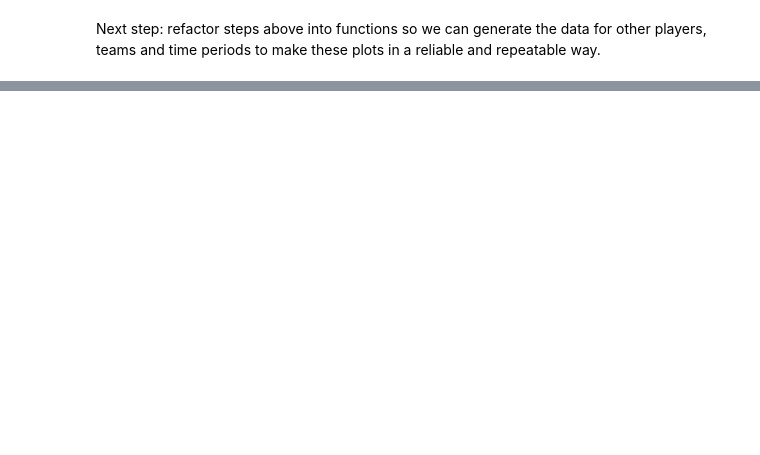
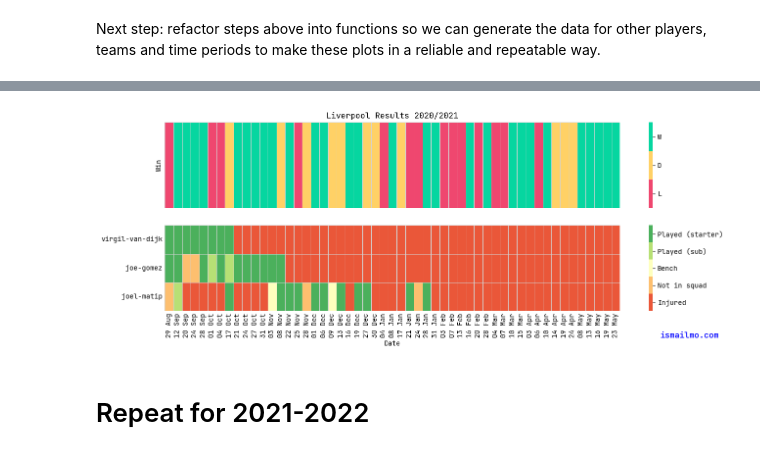
Before and after one commit to ismailmo1/football-data-viz, a Jupyter notebook: lpool-cb-injuries/konate-injuries.ipynb, the cells around one changed output, grey strips where cells are left out. Cells and saved outputs as stored; diff of their text form; code cells hidden in the pictures; blank space fills up the shorter version.

```diff
--- a/lpool-cb-injuries/konate-injuries.ipynb
+++ b/lpool-cb-injuries/konate-injuries.ipynb
@@ -239,0 +258,15 @@ Next step: refactor steps above into functions so we can generate the data for o
+# %%
+
+def get_player_list(team_url:str)->Dict[str,str]:
+    """
+    get profile links of players at team_name
+    returns {'player_name':'player_url'}
+    """
+    headers ={
+    "sec-ch-ua": '"Google Chrome";v="107", "Chromium";v="107", "Not=A?Brand";v="24"',
+    "user-agent": "Mozilla/5.0 (X11; Linux x86_64) AppleWebKit/537.36 (KHTML, like Gecko) Chrome/107.0.0.0 Safari/537.36"
+    }
+    team_res = requests.get(url ="https://www.transfermarkt.com" + team_url, headers=headers)
+    soup = bs4.BeautifulSoup(team_res.text)
+    players = {link for link in soup.select("tr .posrela a") if link.get('title') ==link.contents[0]}
+    return {player.contents[0]:player['href'] for player in players}
@@ -239,0 +452,46 @@ Next step: refactor steps above into functions so we can generate the data for o
+# %%
+match_fix['Win'] = match_fix.apply(get_result_outcome, axis=1)
+fix_df = pd.DataFrame(match_fix['Win'].map({"W":2, "D":"1", "L":0}))
+fix_df['Win'] = pd.to_numeric(fix_df['Win'])
+fix_df = fix_df.T
+# %%
+fig,(ax1, ax2) = plt.subplots(nrows=2, figsize=(15,5), sharex=True)
+results_map = {"L":0, "D":"1", "W":2 }
+num_levels = len(results_map.keys())
+plot = sns.heatmap(fix_df, ax=ax1, cmap=["#EF476F","#FFD166", "#06D6A0"],linewidths=0.5, linecolor='lightgray')
+colorbar = plot.collections[0].colorbar
+total_bar_height = colorbar.vmax - colorbar.vmin
+lvl_bar_height = total_bar_height/num_levels
+
+
+colorbar.set_ticks([colorbar.vmin + (lvl_bar_height * (0.5 + i)) for i in range(num_levels)])
+colorbar.set_ticklabels([*results_map.keys()])
+
+axs_fmtd = [pd.to_datetime(l.get_text()).date().strftime("%d %b") for l in ax1.get_xticklabels()]
+_ = ax1.set_xticklabels(axs_fmtd)
+_ = ax1.set_xlabel("")
+_ = ax1.set_title("Liverpool Results 2020/2021")
+_ = ax1.tick_params(length=0)
+_ = plt.gcf().text(0.8, 0, "ismailmo.com", fontsize=12, fontdict={'color':  'blue'} )
+
+availability_levels = lpool_avail_2020
+num_levels = len(availability_levels_map)
+plot = sns.heatmap(lpool_avail_2020, ax=ax2, cmap=sns.color_palette("RdYlGn",num_levels),linewidths=0.5, linecolor='lightgray')
+colorbar = plot.collections[0].colorbar
+total_bar_height = colorbar.vmax - colorbar.vmin
+lvl_bar_height = total_bar_height/num_levels
+
+
+colorbar.set_ticks([colorbar.vmin + (lvl_bar_height * (0.5 + i)) for i in range(num_levels)])
+colorbar.set_ticklabels([*availability_levels_map.keys()])
+
+axs_fmtd = [pd.to_datetime(l.get_text()).date().strftime("%d %b") for l in ax2.get_xticklabels()]
+_ = ax2.set_xticklabels(axs_fmtd)
+# _ = ax2.set_xlabel("")
+# _ = ax2.set_title("Liverpool CB Availability 2020/2021")
+_ = ax2.tick_params(length=0)
+_ = plt.gcf().text(0.8, 0, "ismailmo.com", fontsize=12, fontdict={'color':  'blue'} )
+# %% [output]
+[figure, added]
+# %% [markdown]
+# Repeat for 2021-2022
```
Also changed, not shown: parts of 42 cells of this notebook, 4 other files.
